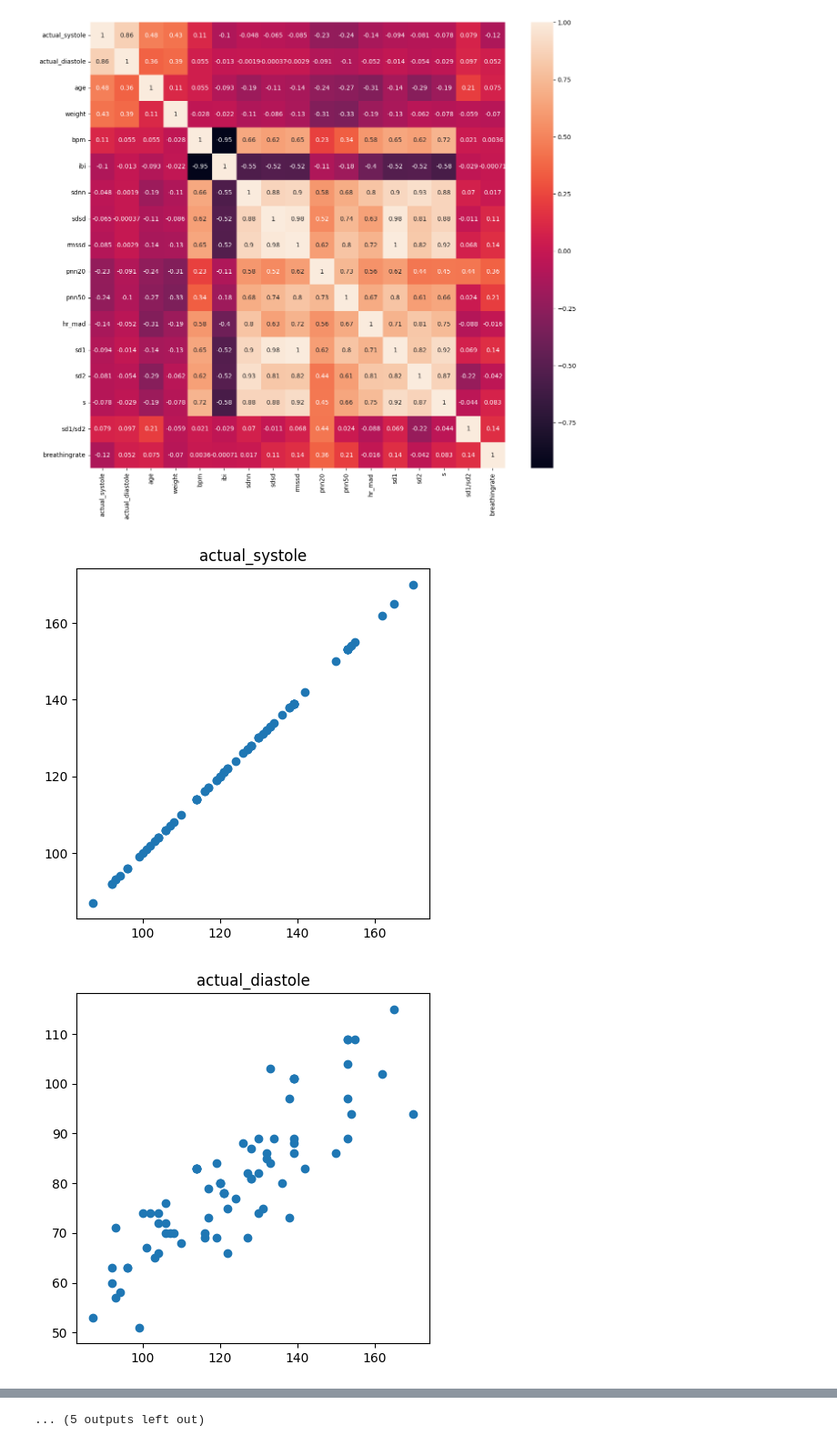
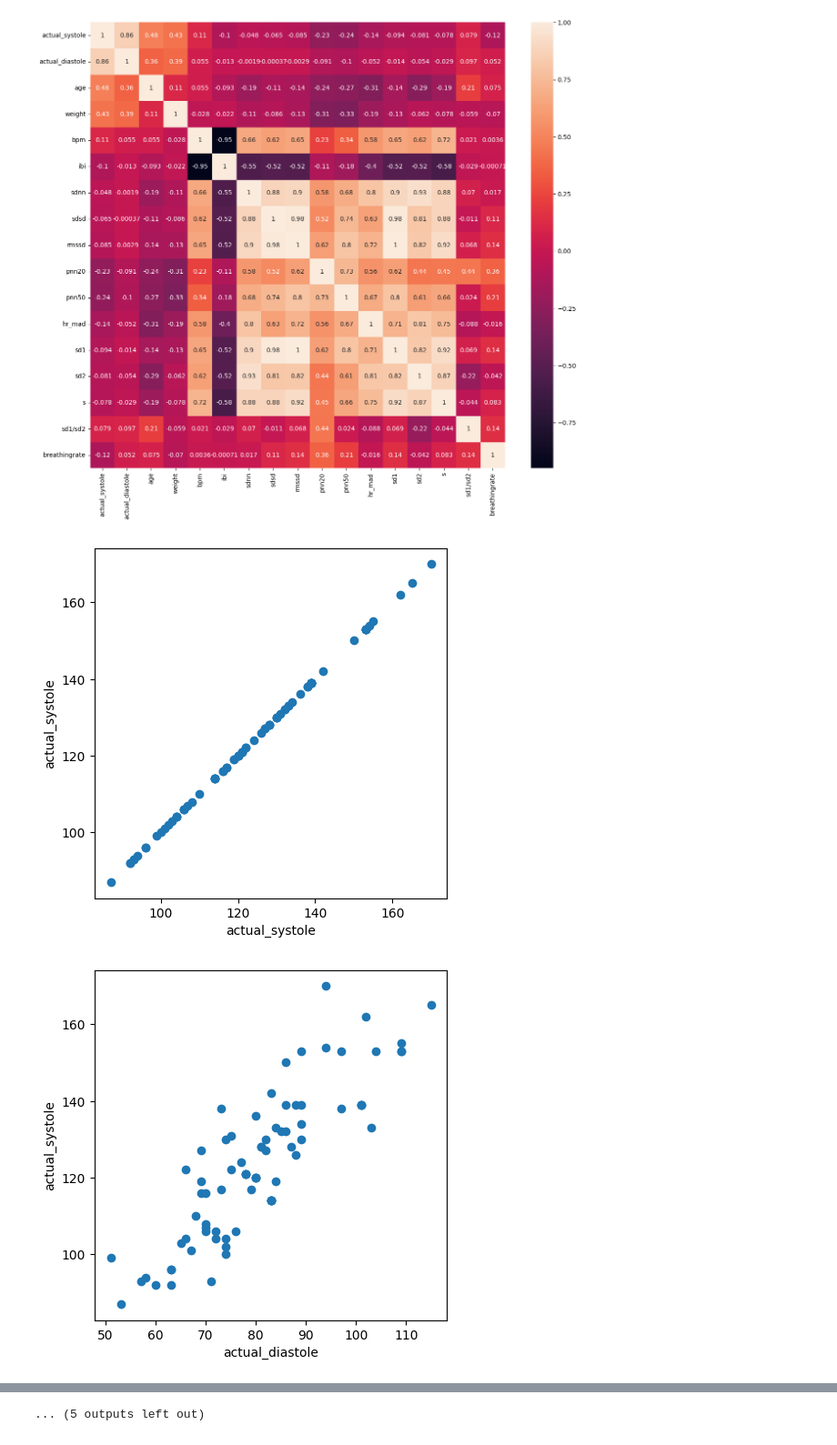
Before and after one commit to ukisyauqi/gui-rovit, a Jupyter notebook: python/training/data 15 des/training.ipynb, the cells around one changed output, grey strips where cells are left out. Shown at 91% size. Cells and saved outputs as stored; diff of their text form; code cells hidden in the pictures.

```diff
--- a/python/training/data 15 des/training.ipynb
+++ b/python/training/data 15 des/training.ipynb
@@ -228,11 +228,12 @@ breathingrate         1.000000
 # %%
 data = pd.read_csv('data-extraction.csv')
 
 for col in data.columns:
   plt.figure(figsize=(5,5))
-  plt.scatter(data["actual_systole"],data[col])
-  plt.title(col)
+  plt.scatter(data[col],data["actual_systole"])
+  plt.xlabel(col)
+  plt.ylabel("actual_systole")
   plt.show()
 # %% [output]
-[figure, old version]
+[figure, new version]
-[figure, old version]
+[figure, new version]
```
Also changed, not shown: parts of 1 cell of this notebook, 14 other files.
